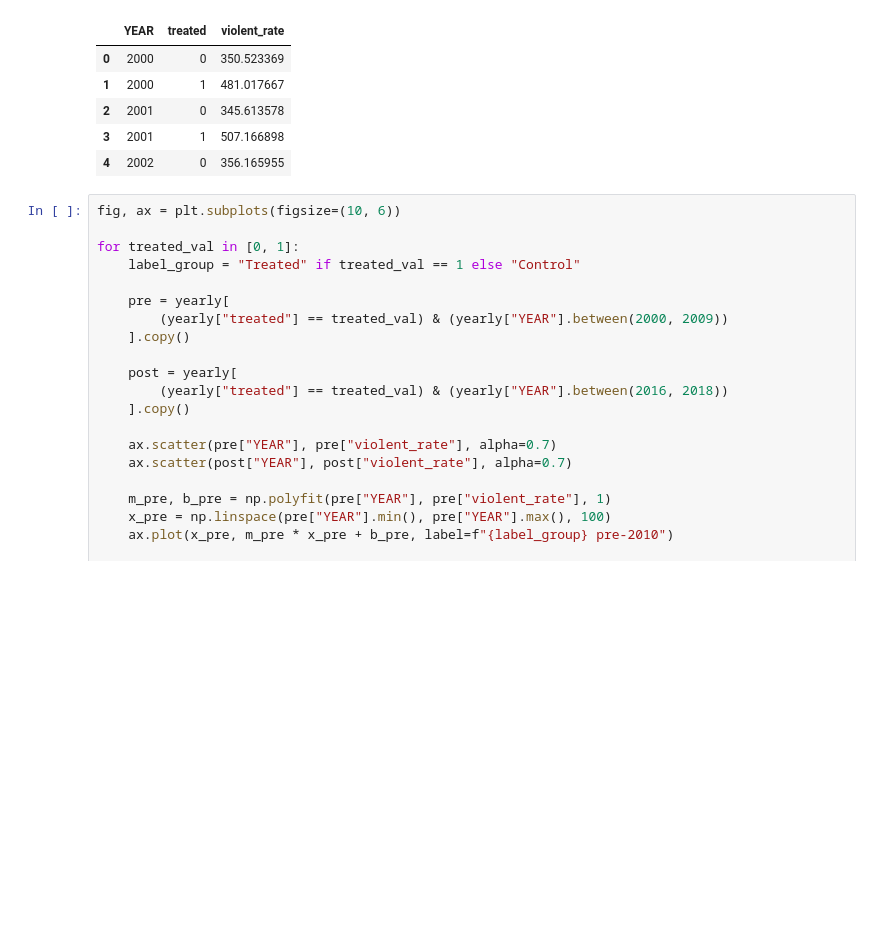
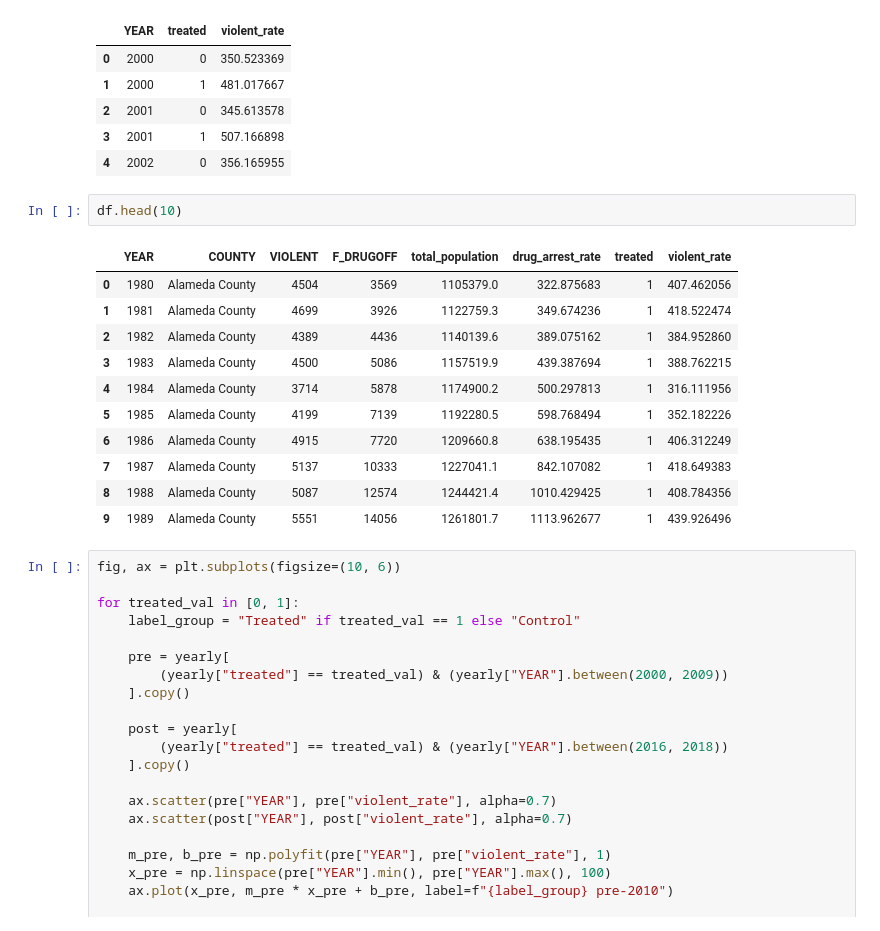
Before and after one commit to mingjie-wei/ids701-solving-problems-with-data, a Jupyter notebook: DiD/exercise_diffindiff.ipynb, the cells around one changed output. Cells and saved outputs as stored; diff of their text form; blank space fills up the shorter version.

```diff
--- a/DiD/exercise_diffindiff.ipynb
+++ b/DiD/exercise_diffindiff.ipynb
@@ -250,6 +250,20 @@ yearly.head()
 | 2 | 2001 | 0 | 345.613578 |
 | 3 | 2001 | 1 | 507.166898 |
 | 4 | 2002 | 0 | 356.165955 |
+# %%
+df.head(10)
+# %% [output]
+|  | YEAR | COUNTY | VIOLENT | F_DRUGOFF | total_population | drug_arrest_rate | treated | violent_rate |
+| 0 | 1980 | Alameda County | 4504 | 3569 | 1105379.0 | 322.875683 | 1 | 407.462056 |
+| 1 | 1981 | Alameda County | 4699 | 3926 | 1122759.3 | 349.674236 | 1 | 418.522474 |
+| 2 | 1982 | Alameda County | 4389 | 4436 | 1140139.6 | 389.075162 | 1 | 384.952860 |
+| 3 | 1983 | Alameda County | 4500 | 5086 | 1157519.9 | 439.387694 | 1 | 388.762215 |
+| 4 | 1984 | Alameda County | 3714 | 5878 | 1174900.2 | 500.297813 | 1 | 316.111956 |
+| 5 | 1985 | Alameda County | 4199 | 7139 | 1192280.5 | 598.768494 | 1 | 352.182226 |
+| 6 | 1986 | Alameda County | 4915 | 7720 | 1209660.8 | 638.195435 | 1 | 406.312249 |
+| 7 | 1987 | Alameda County | 5137 | 10333 | 1227041.1 | 842.107082 | 1 | 418.649383 |
+| 8 | 1988 | Alameda County | 5087 | 12574 | 1244421.4 | 1010.429425 | 1 | 408.784356 |
+| 9 | 1989 | Alameda County | 5551 | 14056 | 1261801.7 | 1113.962677 | 1 | 439.926496 |
 # %%
 fig, ax = plt.subplots(figsize=(10, 6))
 
```
Also changed, not shown: parts of 7 cells of this notebook.
